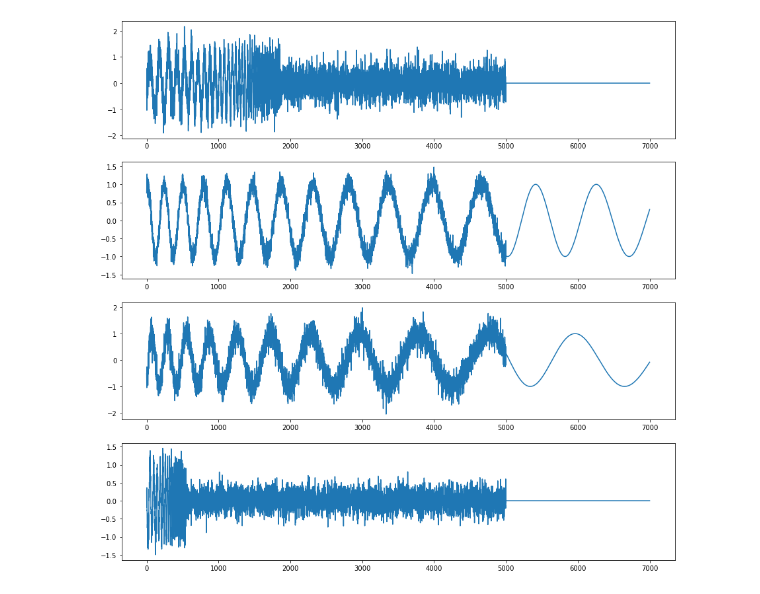
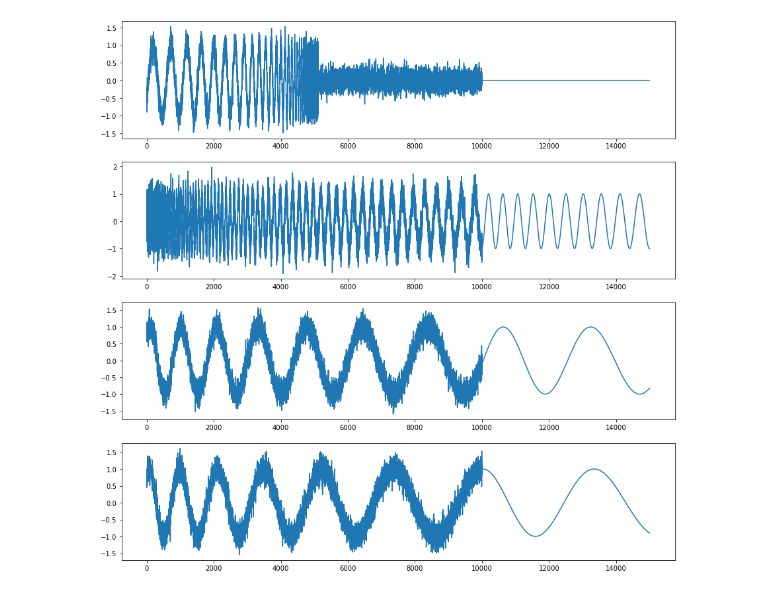
Before and after one commit to vriesk/ml_playgrounds, a Jupyter notebook: wavey_gen_verify.ipynb, the cells around one changed output. Cells and saved outputs as stored; diff of their text form; code cells hidden in the pictures.

```diff
--- a/wavey_gen_verify.ipynb
+++ b/wavey_gen_verify.ipynb
@@ -7,18 +7,18 @@ import wavey_gen
 
 RNG = np.random.default_rng(seed=123456789)
 # %%
-a = np.load("simple_000.npy")
+a = np.load("data/b_042.npy")
 
 plt.rcParams["figure.figsize"] = (15,15)
 
 plt.subplot(411)
 plt.plot(a[0])
 plt.subplot(412)
 plt.plot(a[1])
 plt.subplot(413)
 plt.plot(a[10])
 plt.subplot(414)
 plt.plot(a[16])
 plt.show()
 # %% [output]
-[figure, old version]
+[figure, new version]
```
